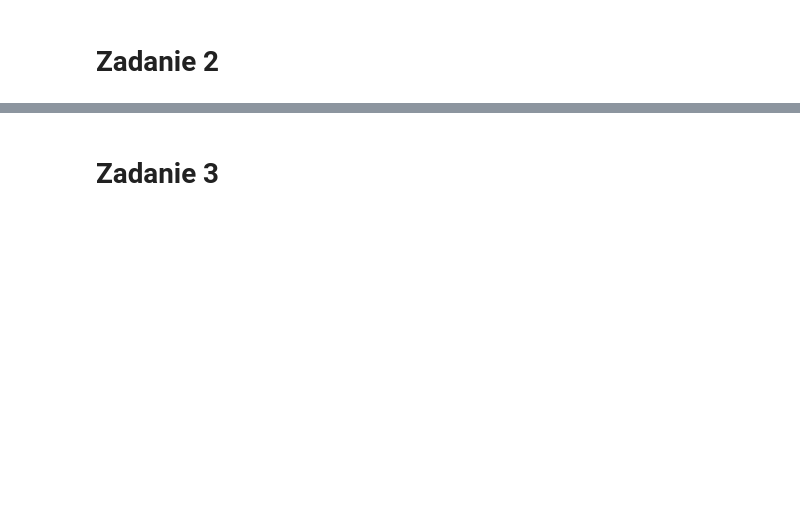
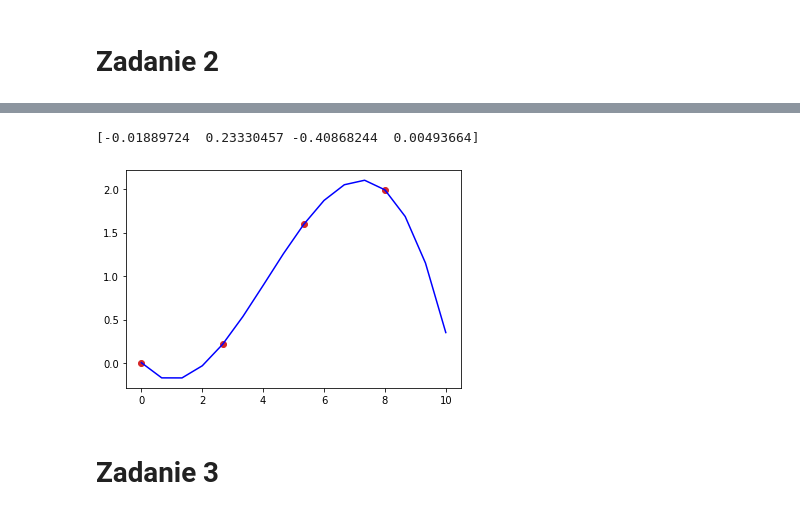
Before and after one commit to 11jolek11/BigData, a Jupyter notebook: List2.ipynb, the cells around one changed output, grey strips where cells are left out. Cells and saved outputs as stored; diff of their text form; code cells hidden in the pictures; blank space fills up the shorter version.

```diff
--- a/List2.ipynb
+++ b/List2.ipynb
@@ -68,3 +117,18 @@ plt.plot(x, y_hat, color="tab:red")
+# %%
+x_lagrange = x_data[::4]
+y_lagrange = y_data[::4]
+
+f = interpolate.lagrange(x_lagrange, y_lagrange)
+
+plt.plot(x_data, f(x_data), 'b')
+plt.scatter(x_lagrange, y_lagrange, color="tab:red")
+
+print(f.c)
+
+plt.show()
+# %% [output]
+[-0.01889724  0.23330457 -0.40868244  0.00493664]
+[figure, added]
 # %% [markdown]
 # Zadanie 3
 # %%
```
Also changed, not shown: parts of 7 cells of this notebook.
